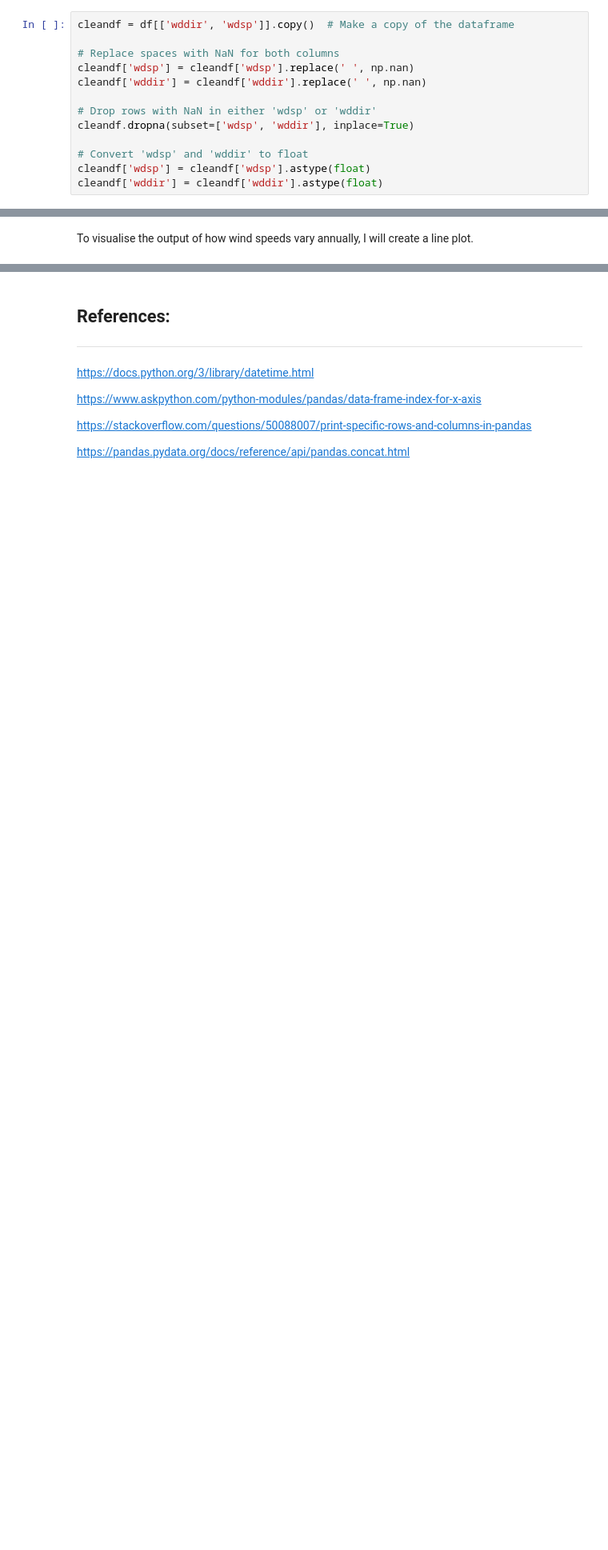
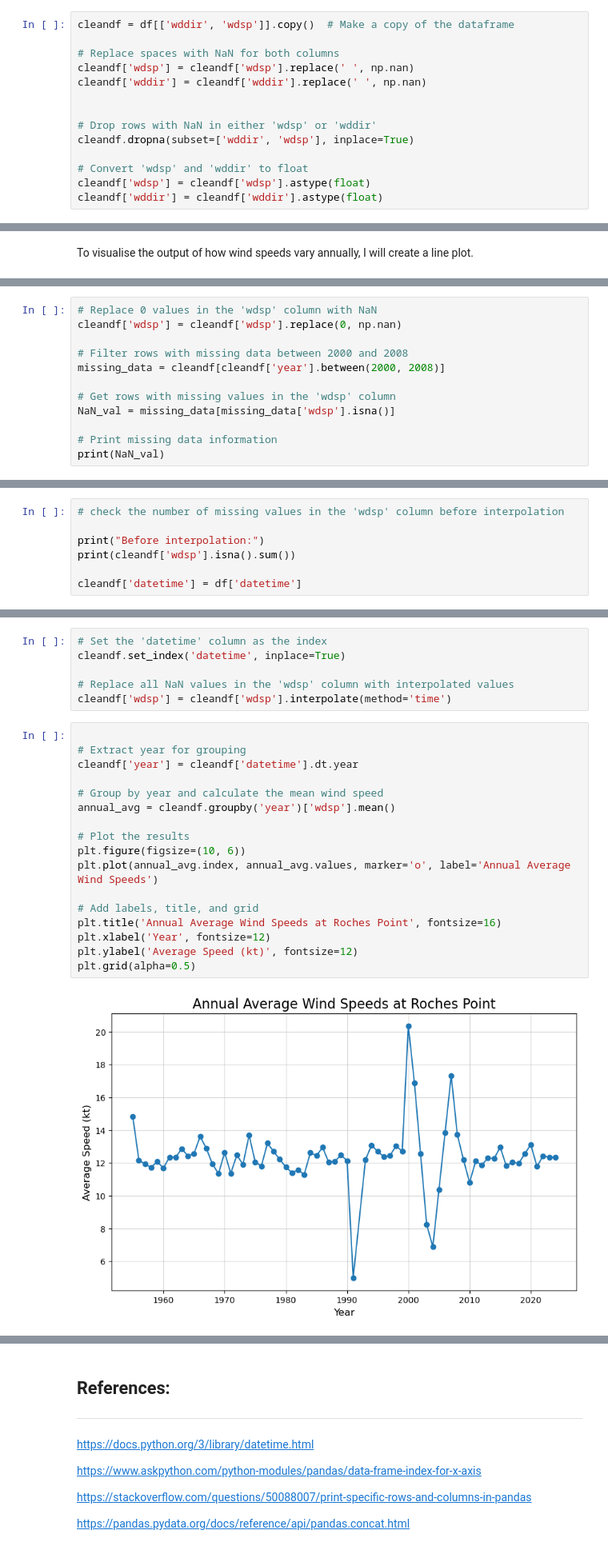
Before and after one commit to mondbr/PFDA_project, a Jupyter notebook: analysis.ipynb, the cells around one changed output, grey strips where cells are left out. Shown: that part at 80% size. Saved outputs shown, nothing was run; the diff lists cells and outputs as text; blank space fills up the shorter version.

Commit message:
estimate by Time-Based Interpolation and KNN Imputation

```diff
--- a/analysis.ipynb
+++ b/analysis.ipynb
@@ -193,8 +182,9 @@ cleandf = df[['wddir', 'wdsp']].copy()  # Make a copy of the dataframe
 cleandf['wdsp'] = cleandf['wdsp'].replace(' ', np.nan)
 cleandf['wddir'] = cleandf['wddir'].replace(' ', np.nan)
 
+
 # Drop rows with NaN in either 'wdsp' or 'wddir'
-cleandf.dropna(subset=['wdsp', 'wddir'], inplace=True)
+cleandf.dropna(subset=['wddir', 'wdsp'], inplace=True)
 
 # Convert 'wdsp' and 'wddir' to float
 cleandf['wdsp'] = cleandf['wdsp'].astype(float)
@@ -433,0 +439,12 @@ As wind speeds are typically seasonal and show smooth trends over time, making l
+# %%
+# Replace 0 values in the 'wdsp' column with NaN
+cleandf['wdsp'] = cleandf['wdsp'].replace(0, np.nan)
+
+# Filter rows with missing data between 2000 and 2008
+missing_data = cleandf[cleandf['year'].between(2000, 2008)]
+
+# Get rows with missing values in the 'wdsp' column
+NaN_val = missing_data[missing_data['wdsp'].isna()]
+
+# Print missing data information
+print(NaN_val)
@@ -433,0 +476,7 @@ As wind speeds are typically seasonal and show smooth trends over time, making l
+# %%
+# check the number of missing values in the 'wdsp' column before interpolation
+
+print("Before interpolation:")
+print(cleandf['wdsp'].isna().sum())
+
+cleandf['datetime'] = df['datetime']
@@ -433,0 +486,25 @@ As wind speeds are typically seasonal and show smooth trends over time, making l
+# %%
+# Set the 'datetime' column as the index
+cleandf.set_index('datetime', inplace=True)
+
+# Replace all NaN values in the 'wdsp' column with interpolated values
+cleandf['wdsp'] = cleandf['wdsp'].interpolate(method='time')
+# %%
+
+# Extract year for grouping
+cleandf['year'] = cleandf['datetime'].dt.year
+
+# Group by year and calculate the mean wind speed
+annual_avg = cleandf.groupby('year')['wdsp'].mean()
+
+# Plot the results
+plt.figure(figsize=(10, 6))
+plt.plot(annual_avg.index, annual_avg.values, marker='o', label='Annual Average Wind Speeds')
+
+# Add labels, title, and grid
+plt.title('Annual Average Wind Speeds at Roches Point', fontsize=16)
+plt.xlabel('Year', fontsize=12)
+plt.ylabel('Average Speed (kt)', fontsize=12)
+plt.grid(alpha=0.5)
+# %% [output]
+[figure, added]
```
Also changed, not shown: parts of 26 cells of this notebook.
